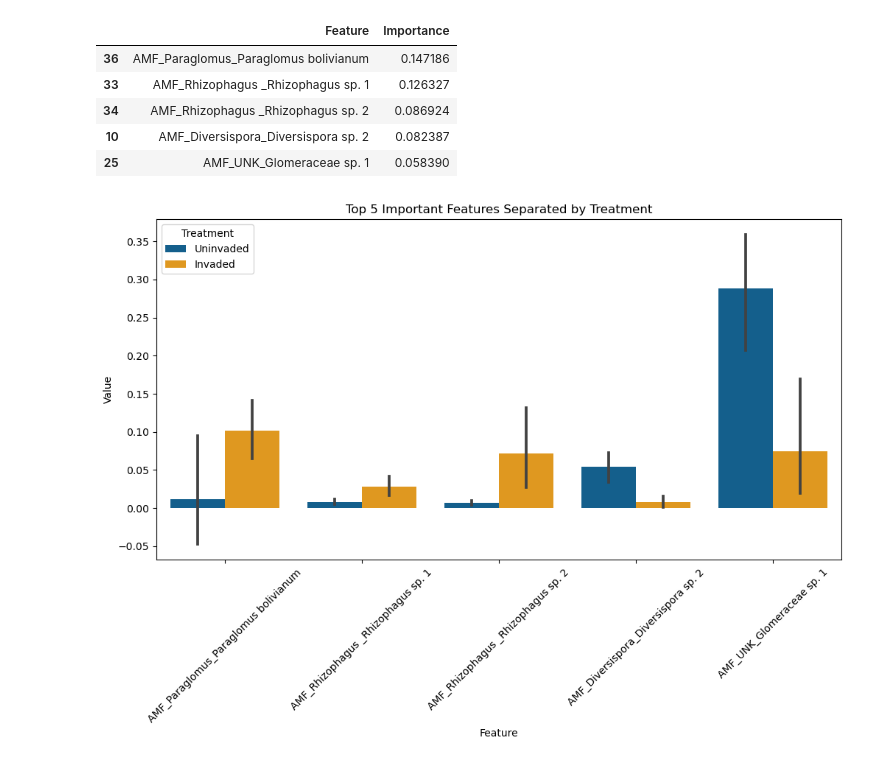
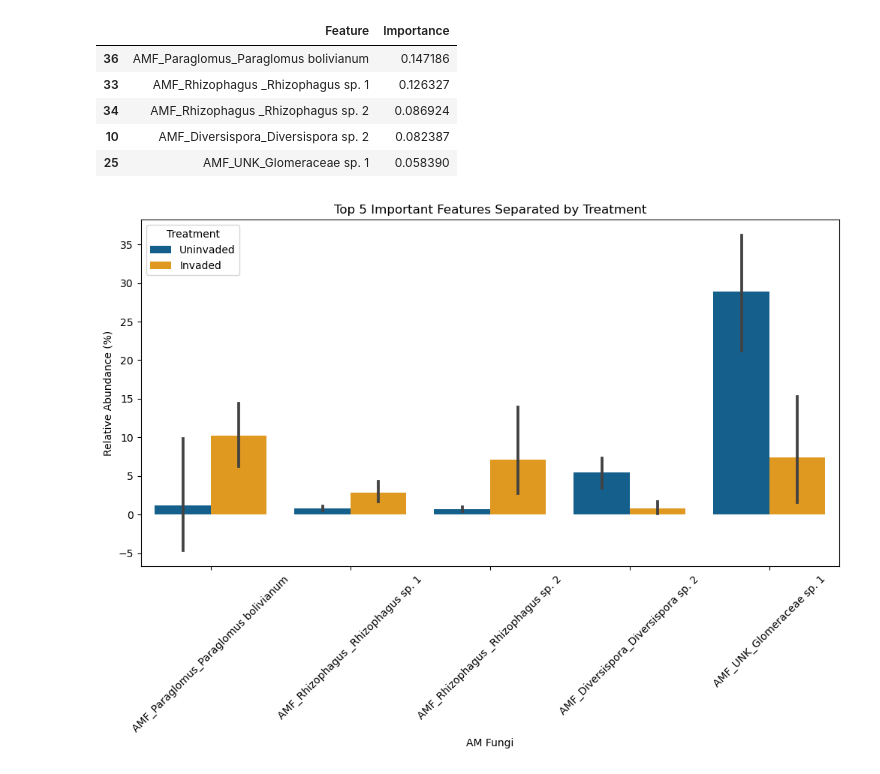
Before and after one commit to bo-maxwell-stevens/brotec, a Jupyter notebook: random_forests.ipynb, the cells around one changed output. Drawn from its saved outputs; the diff is of its cells as text; code cells hidden in the pictures.

Commit message:
Updating figure labels
Updating figure labels

```diff
--- a/random_forests.ipynb
+++ b/random_forests.ipynb
@@ -125,33 +125,36 @@ amf_data_reset = amf_data.reset_index()
 # Filter the top 5 features
 # Assume amf_feature_importance_df has been sorted in descending order by feature importance
 top_5_features = amf_feature_importance_df.nlargest(5, 'Importance')['Feature'].tolist()
 
 top_5_amf_data = amf_data_reset[top_5_features].copy()  # Create an explicit copy
 
 # Add the 'Sample_ID' column to this filtered dataframe
 top_5_amf_data['Sample_ID'] = amf_data_reset['index'].astype(str)  # Ensuring data type consistency
 
 # Convert 'sample_id' in env_data to string type to match 'Sample_ID'
 env_data['sample_id'] = env_data['sample_id'].astype(str)
 
 # Merge based on the common identifier 'sample_id' in env_data and 'Sample_ID' in top_5_amf_data
 merged_data = pd.merge(env_data, top_5_amf_data, left_on='sample_id', right_on='Sample_ID')
 
 # Update 'Treatment' values in 'merged_data'
 merged_data['Treatment'] = merged_data['Treatment'].replace({'BROTEC': 'Invaded', 'BOTGRA': 'Uninvaded'})
 
 # Melt the dataframe to prepare it for seaborn
 melted_data = pd.melt(merged_data, id_vars=['Treatment'], value_vars=top_5_features, var_name='Feature', value_name='Value')
 
+# Converting to percent relative abundance
+melted_data['Value'] = melted_data['Value']*100
+
 # Create the bar plot
 plt.figure(figsize=(12, 6))
 palette = {'Invaded': '#ffa000', 'Uninvaded': '#0064a0'}  # Define a custom palette
 sns.barplot(data=melted_data, x='Feature', y='Value', hue='Treatment', palette=palette)
-plt.xlabel('Feature')
-plt.ylabel('Value')
+plt.xlabel('AM Fungi')
+plt.ylabel('Relative Abundance (%)')
 plt.title('Top 5 Important Features Separated by Treatment')
 plt.xticks(rotation=45)
 plt.legend(title='Treatment')  # Adding this line to specify the legend title
 plt.savefig('abundance_differences_treatment_amf.jpg', bbox_inches = 'tight', dpi = 300)
 # %% [output]
-[figure, old version]
+[figure, new version]
```
Also changed, not shown: 1 other file.
